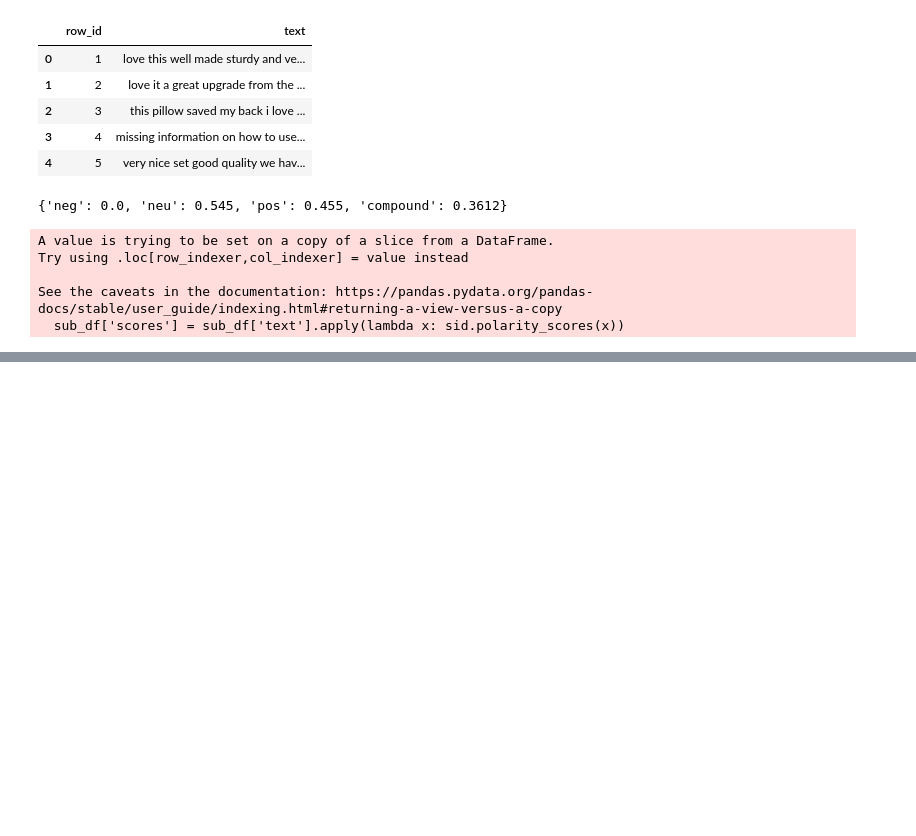
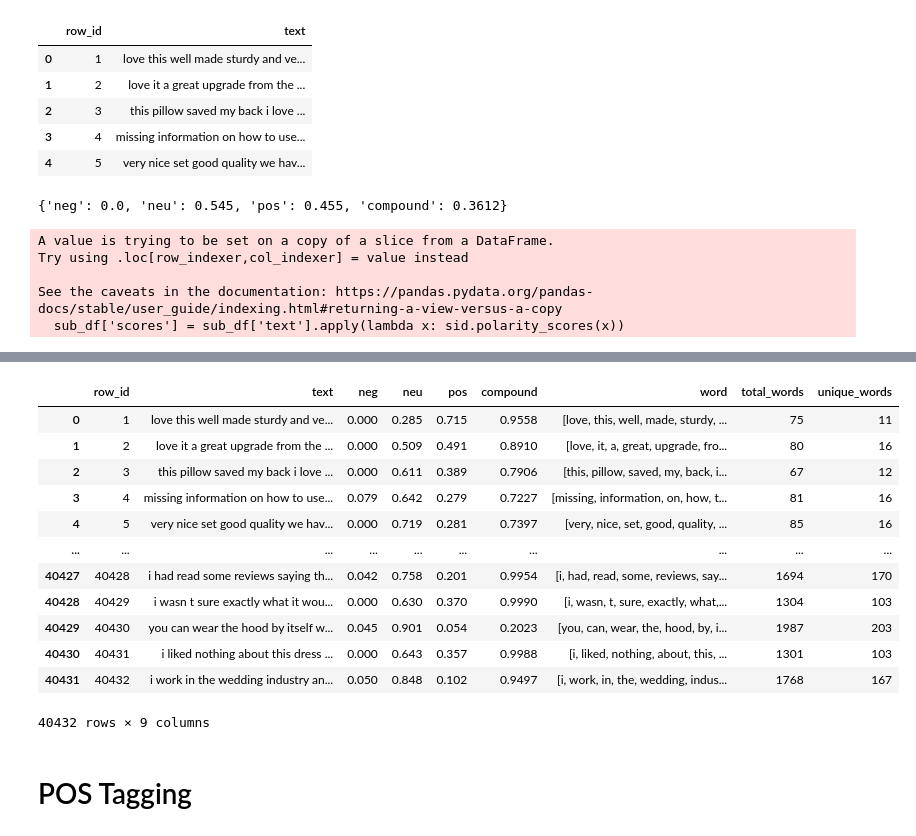
Before and after one commit to jtlantz/dm-finalproj, a Jupyter notebook: src/cleaning.ipynb, the cells around one changed output, grey strips where cells are left out. Cells and saved outputs as stored; diff of their text form; code cells hidden in the pictures; blank space fills up the shorter version.

```diff
--- a/src/cleaning.ipynb
+++ b/src/cleaning.ipynb
@@ -111,0 +144,22 @@ sub_df = sub_df.drop(columns=['scores'])
+# %%
+sub_df['word'] = sub_df['text'].apply(lambda x: x.lower().split())
+sub_df['total_words'] = sub_df['text'].apply(lambda x: len(x))
+sub_df['unique_words'] = sub_df['word'].apply(lambda x: len(set(x)))
+# %%
+sub_df
+# %% [output]
+|  | row_id | text | neg | neu | pos | compound | word | total_words | unique_words |
+| 0 | 1 | love this well made sturdy and ve... | 0.000 | 0.285 | 0.715 | 0.9558 | [love, this, well, made, sturdy, ... | 75 | 11 |
+| 1 | 2 | love it a great upgrade from the ... | 0.000 | 0.509 | 0.491 | 0.8910 | [love, it, a, great, upgrade, fro... | 80 | 16 |
+| 2 | 3 | this pillow saved my back i love ... | 0.000 | 0.611 | 0.389 | 0.7906 | [this, pillow, saved, my, back, i... | 67 | 12 |
+| 3 | 4 | missing information on how to use... | 0.079 | 0.642 | 0.279 | 0.7227 | [missing, information, on, how, t... | 81 | 16 |
+| 4 | 5 | very nice set good quality we hav... | 0.000 | 0.719 | 0.281 | 0.7397 | [very, nice, set, good, quality, ... | 85 | 16 |
+| ... | ... | ... | ... | ... | ... | ... | ... | ... | ... |
+| 40427 | 40428 | i had read some reviews saying th... | 0.042 | 0.758 | 0.201 | 0.9954 | [i, had, read, some, reviews, say... | 1694 | 170 |
+| 40428 | 40429 | i wasn t sure exactly what it wou... | 0.000 | 0.630 | 0.370 | 0.9990 | [i, wasn, t, sure, exactly, what,... | 1304 | 103 |
+| 40429 | 40430 | you can wear the hood by itself w... | 0.045 | 0.901 | 0.054 | 0.2023 | [you, can, wear, the, hood, by, i... | 1987 | 203 |
+| 40430 | 40431 | i liked nothing about this dress ... | 0.000 | 0.643 | 0.357 | 0.9988 | [i, liked, nothing, about, this, ... | 1301 | 103 |
+| 40431 | 40432 | i work in the wedding industry an... | 0.050 | 0.848 | 0.102 | 0.9497 | [i, work, in, the, wedding, indus... | 1768 | 167 |
+40432 rows × 9 columns
+# %% [markdown]
+# POS Tagging
```
Also changed, not shown: parts of 18 cells of this notebook, 2 other files.
